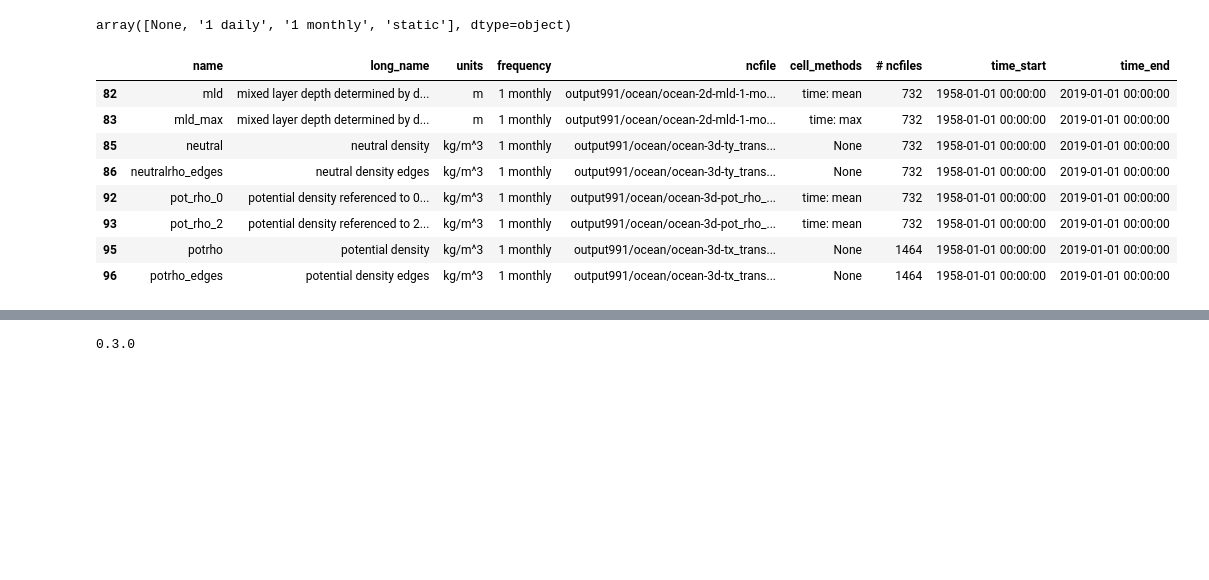
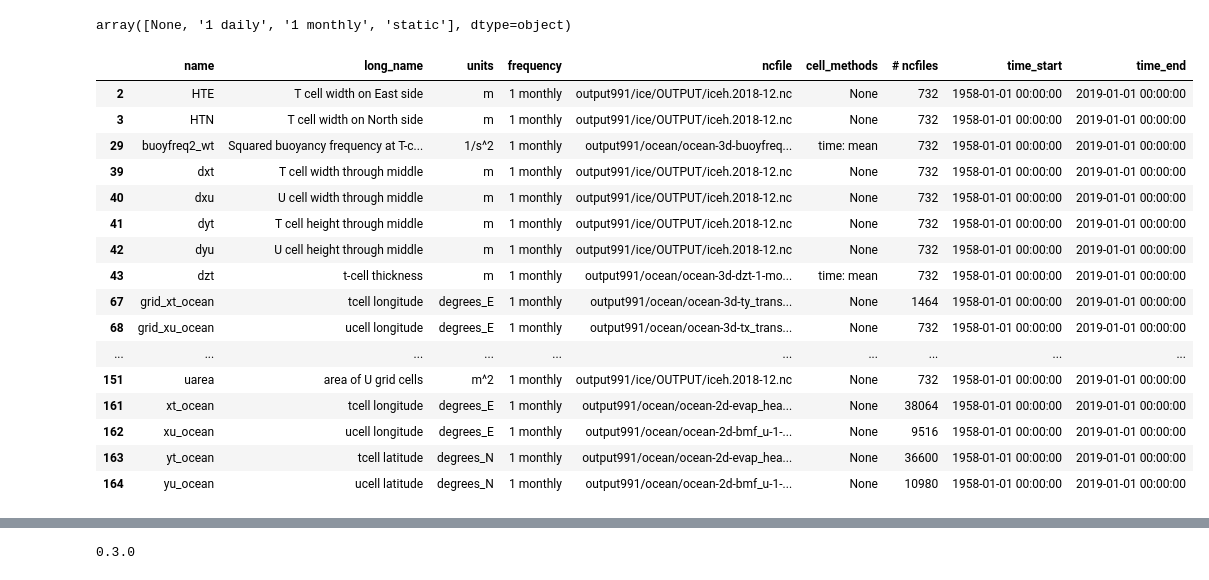
Before and after one commit to adityarn/CDW_mixing_ACCESS, a Jupyter notebook: compute_WMT.ipynb, the cells around one changed output, grey strips where cells are left out. Saved outputs shown, nothing was run; the diff lists cells and outputs as text; code cells hidden in the pictures; blank space fills up the shorter version.

```diff
--- a/compute_WMT.ipynb
+++ b/compute_WMT.ipynb
@@ -60,14 +60,22 @@ varList["frequency"].unique()
 # %% [output]
 array([None, '1 daily', '1 monthly', 'static'], dtype=object)
 # %%
-varList.loc[varList["long_name"].str.lower().str.contains("density")]#.loc[163, "ncfile"]
+varList.loc[varList["long_name"].str.lower().str.contains("cell")]#.loc[163, "ncfile"]
 # %% [output]
 |  | name | long_name | units | frequency | ncfile | cell_methods | # ncfiles | time_start | time_end |
-| 82 | mld | mixed layer depth determined by d... | m | 1 monthly | output991/ocean/ocean-2d-mld-1-mo... | time: mean | 732 | 1958-01-01 00:00:00 | 2019-01-01 00:00:00 |
-| 83 | mld_max | mixed layer depth determined by d... | m | 1 monthly | output991/ocean/ocean-2d-mld-1-mo... | time: max | 732 | 1958-01-01 00:00:00 | 2019-01-01 00:00:00 |
-| 85 | neutral | neutral density | kg/m^3 | 1 monthly | output991/ocean/ocean-3d-ty_trans... | None | 732 | 1958-01-01 00:00:00 | 2019-01-01 00:00:00 |
-| 86 | neutralrho_edges | neutral density edges | kg/m^3 | 1 monthly | output991/ocean/ocean-3d-ty_trans... | None | 732 | 1958-01-01 00:00:00 | 2019-01-01 00:00:00 |
-| 92 | pot_rho_0 | potential density referenced to 0... | kg/m^3 | 1 monthly | output991/ocean/ocean-3d-pot_rho_... | time: mean | 732 | 1958-01-01 00:00:00 | 2019-01-01 00:00:00 |
-| 93 | pot_rho_2 | potential density referenced to 2... | kg/m^3 | 1 monthly | output991/ocean/ocean-3d-pot_rho_... | time: mean | 732 | 1958-01-01 00:00:00 | 2019-01-01 00:00:00 |
-| 95 | potrho | potential density | kg/m^3 | 1 monthly | output991/ocean/ocean-3d-tx_trans... | None | 1464 | 1958-01-01 00:00:00 | 2019-01-01 00:00:00 |
-| 96 | potrho_edges | potential density edges | kg/m^3 | 1 monthly | output991/ocean/ocean-3d-tx_trans... | None | 1464 | 1958-01-01 00:00:00 | 2019-01-01 00:00:00 |
+| 2 | HTE | T cell width on East side | m | 1 monthly | output991/ice/OUTPUT/iceh.2018-12.nc | None | 732 | 1958-01-01 00:00:00 | 2019-01-01 00:00:00 |
+| 3 | HTN | T cell width on North side | m | 1 monthly | output991/ice/OUTPUT/iceh.2018-12.nc | None | 732 | 1958-01-01 00:00:00 | 2019-01-01 00:00:00 |
+| 29 | buoyfreq2_wt | Squared buoyancy frequency at T-c... | 1/s^2 | 1 monthly | output991/ocean/ocean-3d-buoyfreq... | time: mean | 732 | 1958-01-01 00:00:00 | 2019-01-01 00:00:00 |
+| 39 | dxt | T cell width through middle | m | 1 monthly | output991/ice/OUTPUT/iceh.2018-12.nc | None | 732 | 1958-01-01 00:00:00 | 2019-01-01 00:00:00 |
+| 40 | dxu | U cell width through middle | m | 1 monthly | output991/ice/OUTPUT/iceh.2018-12.nc | None | 732 | 1958-01-01 00:00:00 | 2019-01-01 00:00:00 |
+| 41 | dyt | T cell height through middle | m | 1 monthly | output991/ice/OUTPUT/iceh.2018-12.nc | None | 732 | 1958-01-01 00:00:00 | 2019-01-01 00:00:00 |
+| 42 | dyu | U cell height through middle | m | 1 monthly | output991/ice/OUTPUT/iceh.2018-12.nc | None | 732 | 1958-01-01 00:00:00 | 2019-01-01 00:00:00 |
+| 43 | dzt | t-cell thickness | m | 1 monthly | output991/ocean/ocean-3d-dzt-1-mo... | time: mean | 732 | 1958-01-01 00:00:00 | 2019-01-01 00:00:00 |
+| 67 | grid_xt_ocean | tcell longitude | degrees_E | 1 monthly | output991/ocean/ocean-3d-ty_trans... | None | 1464 | 1958-01-01 00:00:00 | 2019-01-01 00:00:00 |
+| 68 | grid_xu_ocean | ucell longitude | degrees_E | 1 monthly | output991/ocean/ocean-3d-tx_trans... | None | 732 | 1958-01-01 00:00:00 | 2019-01-01 00:00:00 |
+| ... | ... | ... | ... | ... | ... | ... | ... | ... | ... |
+| 151 | uarea | area of U grid cells | m^2 | 1 monthly | output991/ice/OUTPUT/iceh.2018-12.nc | None | 732 | 1958-01-01 00:00:00 | 2019-01-01 00:00:00 |
+| 161 | xt_ocean | tcell longitude | degrees_E | 1 monthly | output991/ocean/ocean-2d-evap_hea... | None | 38064 | 1958-01-01 00:00:00 | 2019-01-01 00:00:00 |
+| 162 | xu_ocean | ucell longitude | degrees_E | 1 monthly | output991/ocean/ocean-2d-bmf_u-1-... | None | 9516 | 1958-01-01 00:00:00 | 2019-01-01 00:00:00 |
+| 163 | yt_ocean | tcell latitude | degrees_N | 1 monthly | output991/ocean/ocean-2d-evap_hea... | None | 36600 | 1958-01-01 00:00:00 | 2019-01-01 00:00:00 |
+| 164 | yu_ocean | ucell latitude | degrees_N | 1 monthly | output991/ocean/ocean-2d-bmf_u-1-... | None | 10980 | 1958-01-01 00:00:00 | 2019-01-01 00:00:00 |
```
Also changed, not shown: parts of 28 cells of this notebook, 1 other file.
